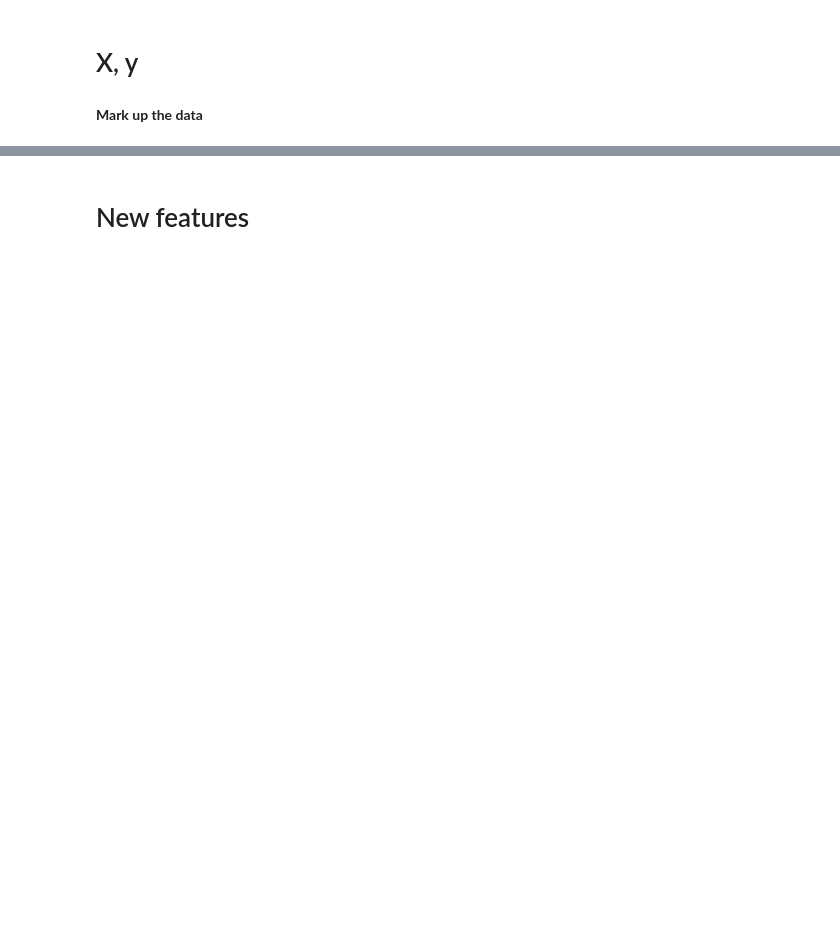
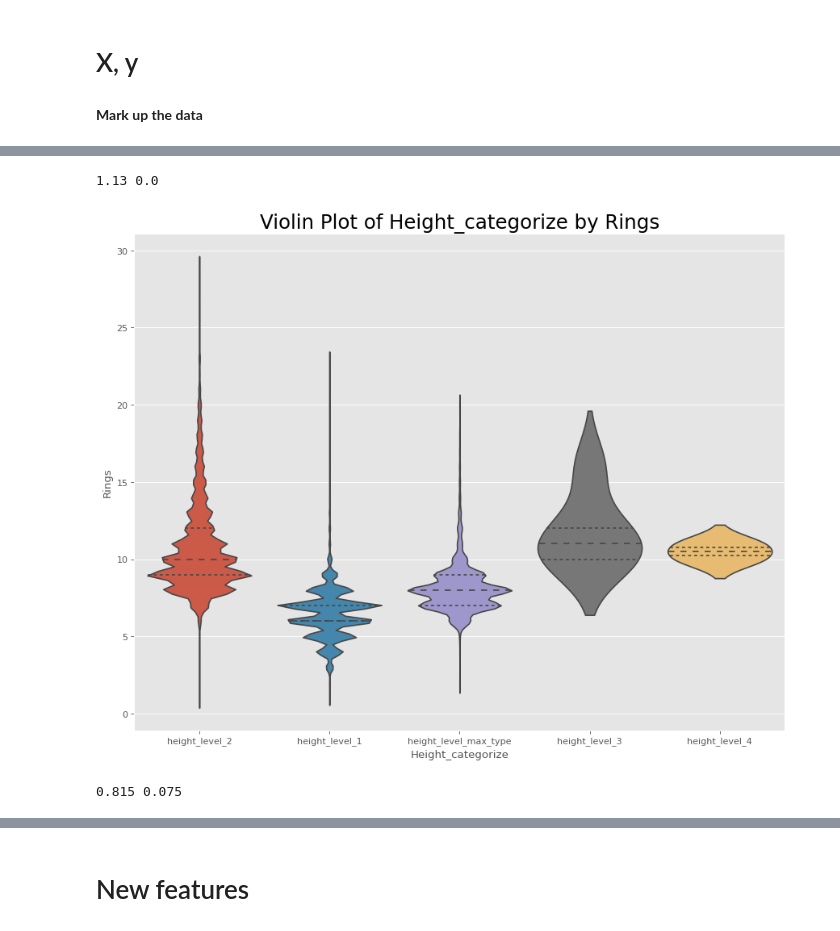
Before and after one commit to Alexsandrrus/projekts-Kaggle, a Jupyter notebook: keras-regression-model.ipynb, the cells around one changed output, grey strips where cells are left out. Saved outputs shown, nothing was run; the diff lists cells and outputs as text; code cells hidden in the pictures; blank space fills up the shorter version.

```diff
--- a/keras-regression-model.ipynb
+++ b/keras-regression-model.ipynb
@@ -219,8 +213,0 @@ Shape train is (90615, 9) and shape test is(60411, 8)
-# %%
-enc = LabelEncoder()
-for i in train.select_dtypes(include=('object')).columns:
-    train[i] = enc.fit_transform(train[i])
-for i in test.select_dtypes(include=('object')).columns:
-    test[i] = enc.fit_transform(test[i])
-
-print(f'Shape train is {train.shape} and shape test is{test.shape}')
@@ -245,0 +241,37 @@ X shape :(90615, 8) , y shape :(90615,), X_total shape :(60411, 8)
+# %%
+X["Volume"] = X["Length"]*X["Diameter"]*X["Height"]
+X_total["Volume"] = X_total["Length"]*X_total["Diameter"]*X_total["Height"]
+# %%
+print(X['Height'].max(),X['Height'].min())
+# %% [output]
+1.13 0.0
+# %%
+def categorize_height(height):
+    try:
+        if 0 <= height <= 0.1:
+            return 'height_level_1'
+        elif 0.11 <= height <= 0.3:
+            return 'height_level_2'
+        elif 0.31 <= height <= 0.5:
+            return 'height_level_3'
+        elif 0.51 <= height <= 0.7:
+            return 'height_level_4'
+        else:
+            return 'height_level_max_type'
+    except:
+        pass
+X['Height_categorize'] = X['Height'].apply(categorize_height)
+X_total['Height_categorize'] = X_total['Height'].apply(categorize_height)
+# %%
+plt.figure(figsize=(13,10), dpi= 80)
+sns.violinplot(x=X.Height_categorize, y= train['Rings'],  scale='width', inner='quartile')
+
+# Decoration
+plt.title('Violin Plot of Height_categorize by Rings', fontsize=22)
+plt.show()
+# %% [output]
+[figure, added]
+# %%
+print(X['Length'].max(),X['Length'].min())
+# %% [output]
+0.815 0.075
```
Also changed, not shown: parts of 37 cells of this notebook.
